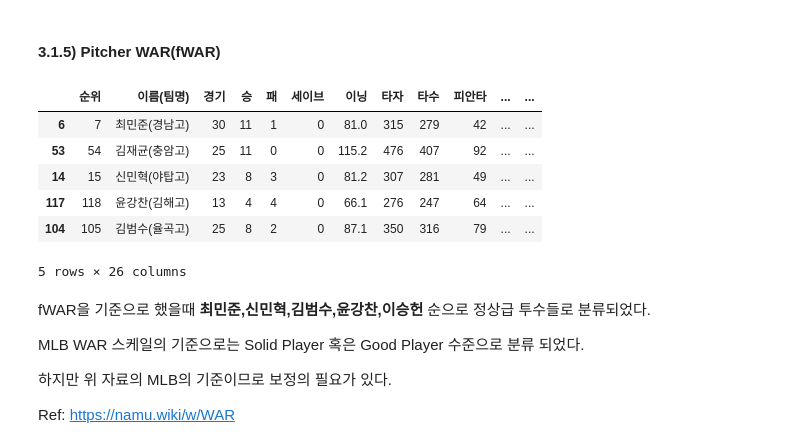
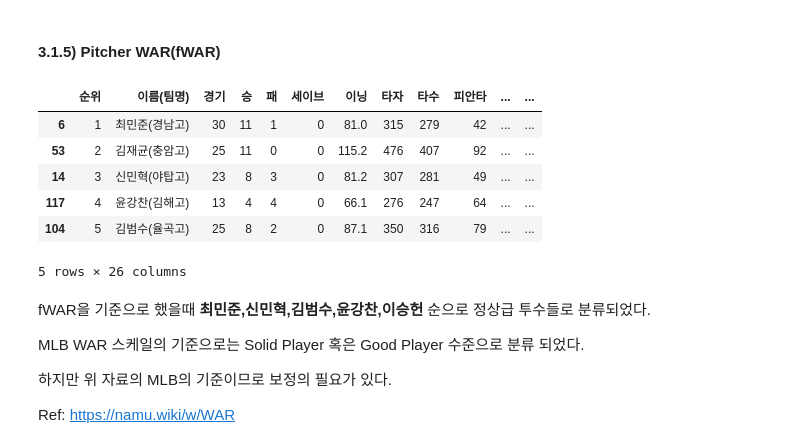
Before and after one commit to hakkoma/KBO_Mock_Draft_Simulator, a Jupyter notebook: mock_draft.ipynb, the cells around one changed output. Cells and saved outputs as stored; diff of their text form; code cells hidden in the pictures.

```diff
--- a/mock_draft.ipynb
+++ b/mock_draft.ipynb
@@ -258,18 +259,20 @@ pitcher['wW%'] = round(pitcher['wW%'],3)
 # %%
 #fWAR = (대체 선수 대비 기대 승률) * IP/GS
 pitcher['fWAR'] = pitcher.apply(lambda x: x[24] * (x[6]/9), axis=1 )
 pitcher['fWAR'] = round(pitcher['fWAR'],3)
 
 pitcher = pitcher.sort_values(by='fWAR',ascending=False)
+pitcher['순위'] = pitcher['fWAR'].rank(ascending=False)
+pitcher['순위'] = pitcher['순위'].astype(int)
 
 pitcher.head()
 # %% [output]
 |  | 순위 | 이름(팀명) | 경기 | 승 | 패 | 세이브 | 이닝 | 타자 | 타수 | 피안타 | ... | ... |
-| 6 | 7 | 최민준(경남고) | 30 | 11 | 1 | 0 | 81.0 | 315 | 279 | 42 | ... | ... |
-| 53 | 54 | 김재균(충암고) | 25 | 11 | 0 | 0 | 115.2 | 476 | 407 | 92 | ... | ... |
-| 14 | 15 | 신민혁(야탑고) | 23 | 8 | 3 | 0 | 81.2 | 307 | 281 | 49 | ... | ... |
-| 117 | 118 | 윤강찬(김해고) | 13 | 4 | 4 | 0 | 66.1 | 276 | 247 | 64 | ... | ... |
-| 104 | 105 | 김범수(율곡고) | 25 | 8 | 2 | 0 | 87.1 | 350 | 316 | 79 | ... | ... |
+| 6 | 1 | 최민준(경남고) | 30 | 11 | 1 | 0 | 81.0 | 315 | 279 | 42 | ... | ... |
+| 53 | 2 | 김재균(충암고) | 25 | 11 | 0 | 0 | 115.2 | 476 | 407 | 92 | ... | ... |
+| 14 | 3 | 신민혁(야탑고) | 23 | 8 | 3 | 0 | 81.2 | 307 | 281 | 49 | ... | ... |
+| 117 | 4 | 윤강찬(김해고) | 13 | 4 | 4 | 0 | 66.1 | 276 | 247 | 64 | ... | ... |
+| 104 | 5 | 김범수(율곡고) | 25 | 8 | 2 | 0 | 87.1 | 350 | 316 | 79 | ... | ... |
 5 rows × 26 columns
 # %% [markdown]
 fWAR을 기준으로 했을때 **최민준,신민혁,김범수,윤강찬,이승헌** 순으로 정상급 투수들로 분류되었다.
```
Also changed, not shown: parts of 8 cells of this notebook.
